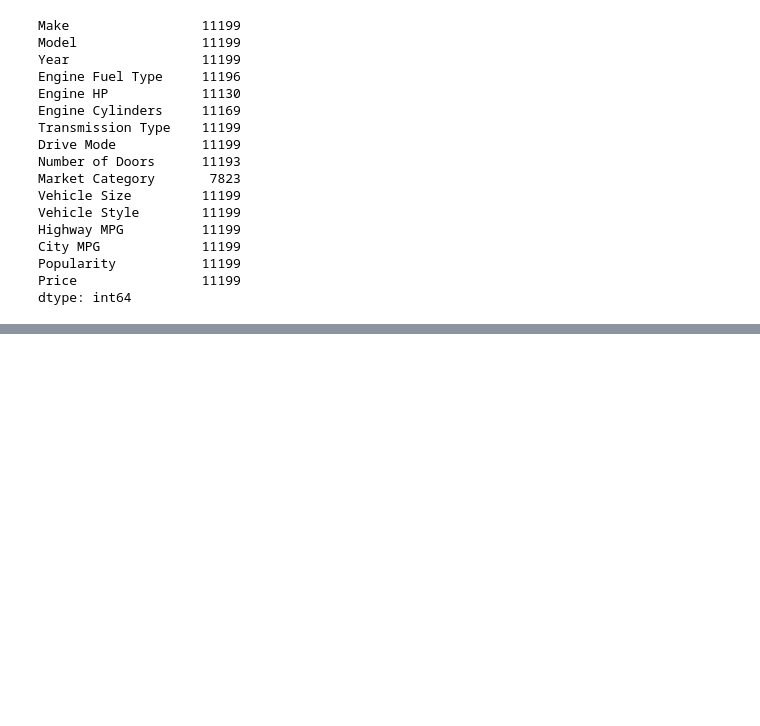
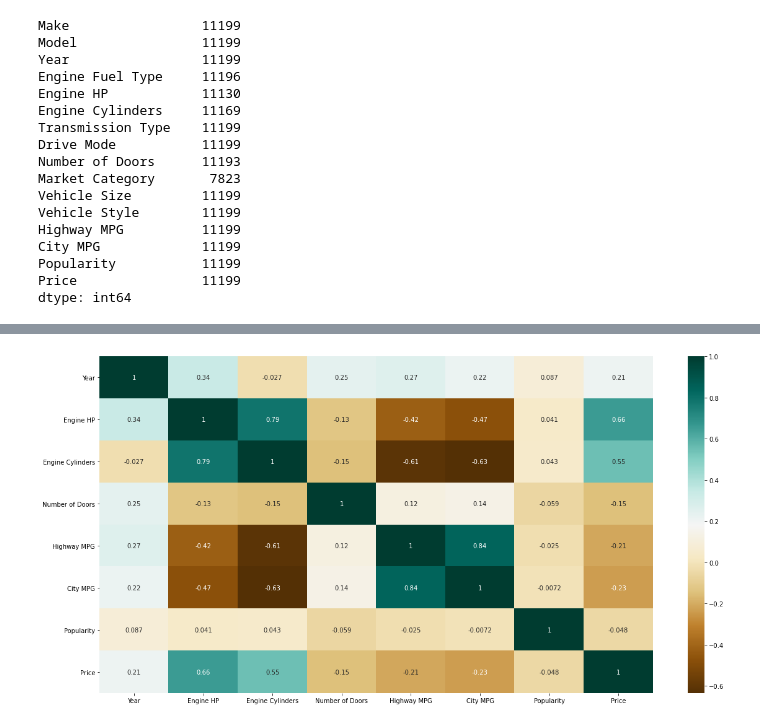
Before and after one commit to pfeliciano1/Cars_EDA, a Jupyter notebook: cars_EDA_process.ipynb, the cells around one changed output, grey strips where cells are left out. Cells and saved outputs as stored; diff of their text form; code cells hidden in the pictures; blank space fills up the shorter version.

```diff
--- a/cars_EDA_process.ipynb
+++ b/cars_EDA_process.ipynb
@@ -149,0 +219,7 @@ df.head(5)
+# %%
+# Finding the relations between the variables using heatmap
+plt.figure(figsize=(20,10))
+c = df1.corr()
+sns.heatmap(c, cmap='BrBG', annot=True)
+c
+# %% [output]
@@ -149,0 +235 @@ df.head(5)
+[figure, added]
```
Also changed, not shown: parts of 11 cells of this notebook.
